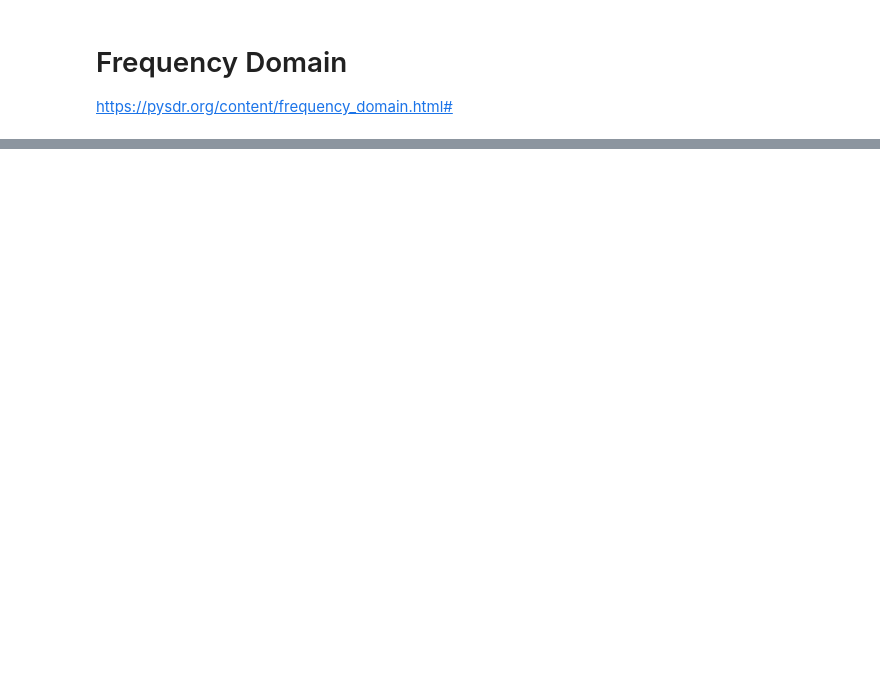
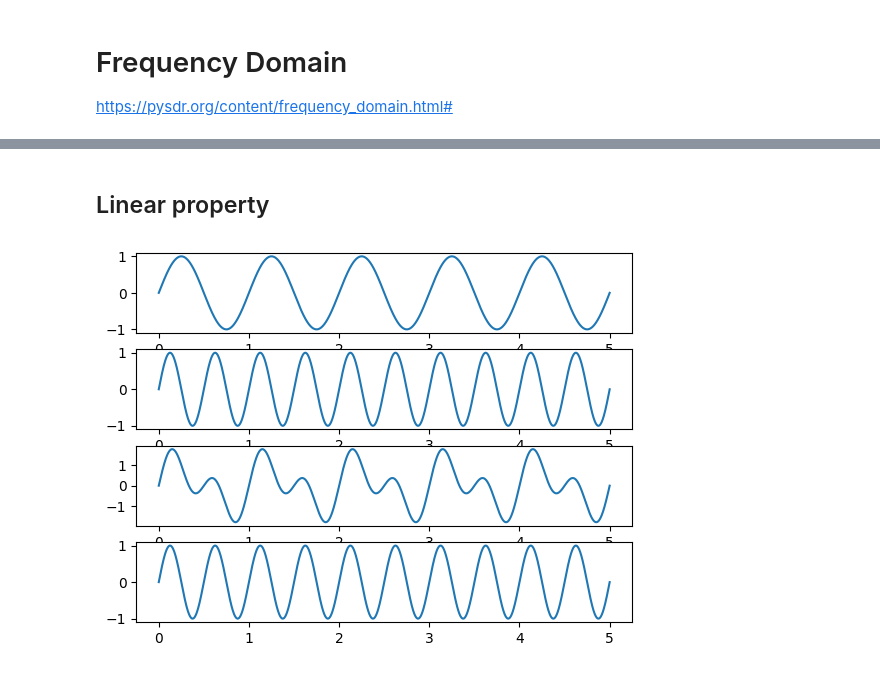
Before and after one commit to georgelviv/pysdr, a Jupyter notebook: pysdr/2-frequency.ipynb, the cells around one changed output, grey strips where cells are left out. Cells and saved outputs as stored; diff of their text form; code cells hidden in the pictures; blank space fills up the shorter version.

```diff
--- a/pysdr/2-frequency.ipynb
+++ b/pysdr/2-frequency.ipynb
@@ -19,0 +24,11 @@ plt.show()
+# %% [markdown]
+## Linear property
+# %%
+figure, axis = plt.subplots(4, 1)
+axis[0].plot(x, get_x(1e6))
+axis[1].plot(x, get_x(2e6))
+axis[2].plot(x, get_x(1e6) + get_x(2e6))
+axis[3].plot(x, get_x(1e6) + get_x(2e6) - get_x(1e6))
+plt.show()
+# %% [output]
+[figure, added]
```
Also changed, not shown: parts of 8 cells of this notebook, 2 other files.
